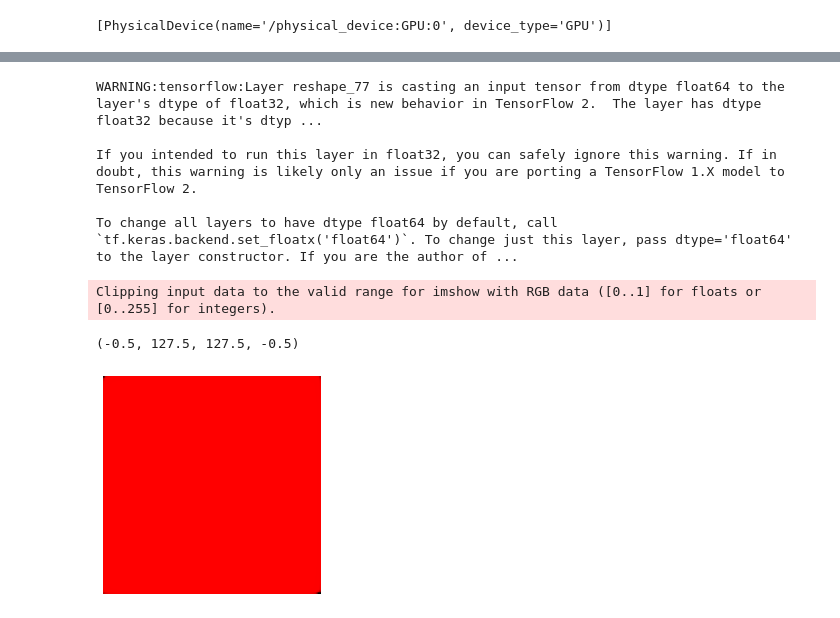
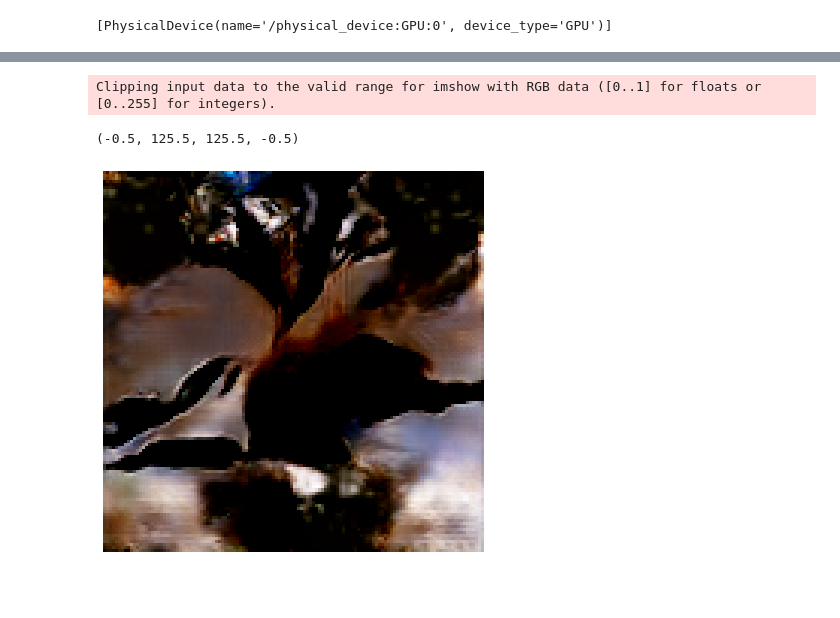
Before and after one commit to Vishal-V/GSoC-TensorFlow-2020, a Jupyter notebook: finegan/efficient trials.ipynb, the cells around one changed output, grey strips where cells are left out. Drawn from its saved outputs; the diff is of its cells as text; code cells hidden in the pictures; blank space fills up the shorter version.

```diff
--- a/finegan/efficient trials.ipynb
+++ b/finegan/efficient trials.ipynb
@@ -934,18 +996,13 @@ fimgs_list, cimgs_list, child_code_list, key_list, mod_bbox_list = algo.train_da
 # %%
 z_dims = cfg.GAN['Z_DIM']
 noise = tf.random.normal(shape=(16, z_dims))
-fake_images, foreground_images, mask_images, foreground_masks = algo.generator(noise, child_code_list[:16, :])
-
-image = plt.figure()
-ax = image.add_subplot(1,1,1)
-ax.imshow(foreground_masks[0][2])
-ax.axis("off")
+fake_images, foreground_images, mask_images, foreground_masks = algo.generator(noise, algo.c_code, parent_code)
-# %% [output]
-WARNING:tensorflow:Layer reshape_77 is casting an input tensor from dtype float64 to the layer's dtype of float32, which is new behavior in TensorFlow 2.  The layer has dtype float32 because it's dtyp ...
-
-If you intended to run this layer in float32, you can safely ignore this warning. If in doubt, this warning is likely only an issue if you are porting a TensorFlow 1.X model to TensorFlow 2.
-
-To change all layers to have dtype float64 by default, call `tf.keras.backend.set_floatx('float64')`. To change just this layer, pass dtype='float64' to the layer constructor. If you are the author of ...
-Clipping input data to the valid range for imshow with RGB data ([0..1] for floats or [0..255] for integers).
-(-0.5, 127.5, 127.5, -0.5)
-[figure, removed]
+# %%
+image = plt.figure(figsize=(7,7))
+ax = image.add_subplot(1,1,1)
+ax.imshow(fake_images[0][15])
+ax.axis("off")
+# %% [output]
+Clipping input data to the valid range for imshow with RGB data ([0..1] for floats or [0..255] for integers).
+(-0.5, 125.5, 125.5, -0.5)
+[figure, added]
```
Also changed, not shown: parts of 22 cells of this notebook, 3 other files.
